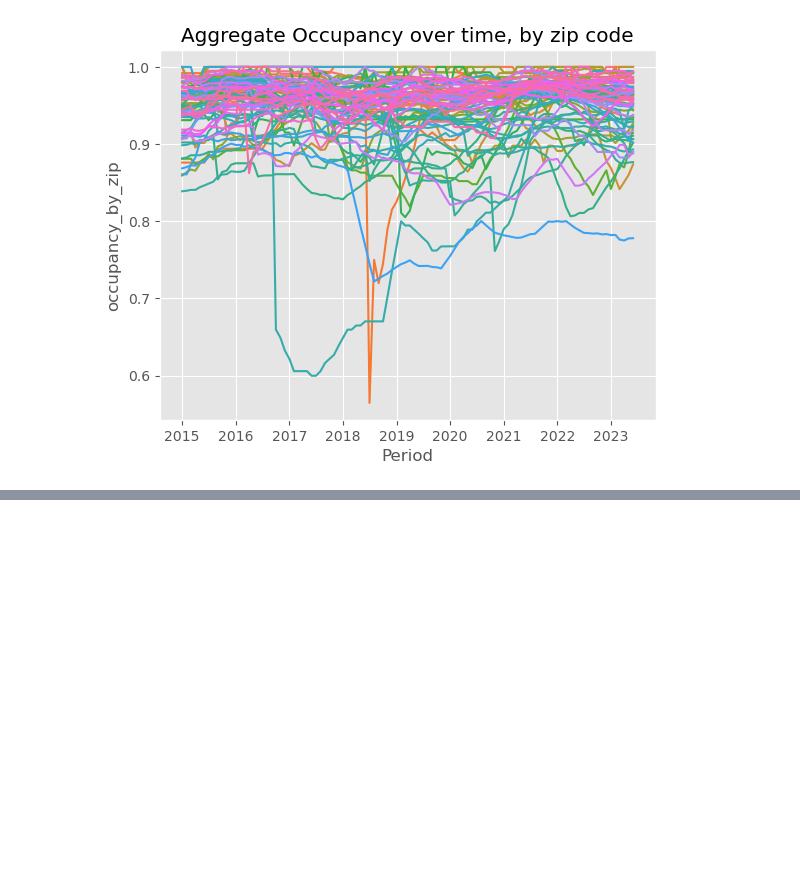
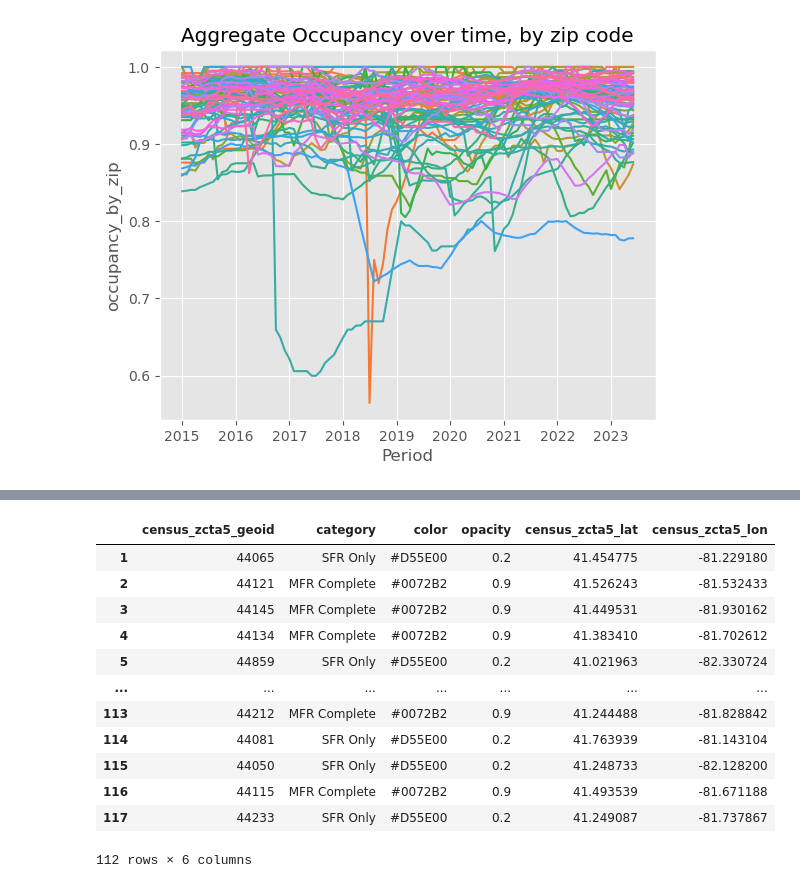
Before and after one commit to eihwood/Haystacks.AI-7, a Jupyter notebook: src/austin_eda_cleveland.ipynb, the cells around one changed output, grey strips where cells are left out. Cells and saved outputs as stored; diff of their text form; code cells hidden in the pictures; blank space fills up the shorter version.

```diff
--- a/src/austin_eda_cleveland.ipynb
+++ b/src/austin_eda_cleveland.ipynb
@@ -835,0 +871,14 @@ plt.show()
+# %%
+def opacity(zipcode):
+    if zipcode in sfr_only:
+        return 0.2
+    elif zipcode in mfr_incomplete:
+        return 0.2
+    elif zipcode in final_zips:
+        return 0.9
+# %%
+map_df['category'] = map_df['census_zcta5_geoid'].apply(category)
+map_df['color'] = map_df['census_zcta5_geoid'].apply(color)
+map_df['opacity'] = map_df['census_zcta5_geoid'].apply(opacity)
+
+map_df.sort_values(by='category')
@@ -835,0 +899,21 @@ plt.show()
+# %%
+cbsa_map = cbsa[['census_zcta5_geoid', 'census_zcta5_lat', 'census_zcta5_lon']].copy()
+cbsa_map = cbsa_map.drop_duplicates()
+# %%
+map_df_final = map_df.merge(cbsa_map, on='census_zcta5_geoid', how='left').dropna()
+# %%
+map_df_final
+# %% [output]
+|  | census_zcta5_geoid | category | color | opacity | census_zcta5_lat | census_zcta5_lon |
+| 1 | 44065 | SFR Only | #D55E00 | 0.2 | 41.454775 | -81.229180 |
+| 2 | 44121 | MFR Complete | #0072B2 | 0.9 | 41.526243 | -81.532433 |
+| 3 | 44145 | MFR Complete | #0072B2 | 0.9 | 41.449531 | -81.930162 |
+| 4 | 44134 | MFR Complete | #0072B2 | 0.9 | 41.383410 | -81.702612 |
+| 5 | 44859 | SFR Only | #D55E00 | 0.2 | 41.021963 | -82.330724 |
+| ... | ... | ... | ... | ... | ... | ... |
+| 113 | 44212 | MFR Complete | #0072B2 | 0.9 | 41.244488 | -81.828842 |
+| 114 | 44081 | SFR Only | #D55E00 | 0.2 | 41.763939 | -81.143104 |
+| 115 | 44050 | SFR Only | #D55E00 | 0.2 | 41.248733 | -82.128200 |
+| 116 | 44115 | MFR Complete | #0072B2 | 0.9 | 41.493539 | -81.671188 |
+| 117 | 44233 | SFR Only | #D55E00 | 0.2 | 41.249087 | -81.737867 |
+112 rows × 6 columns
```
Also changed, not shown: parts of 11 cells of this notebook, 1 other file.
